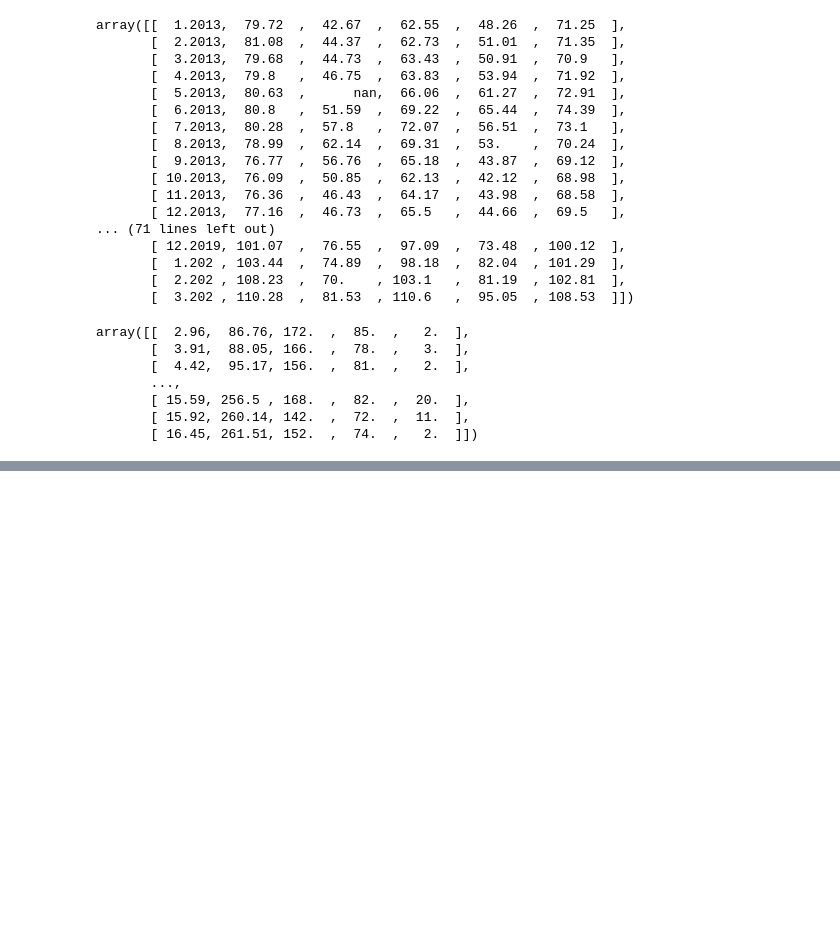
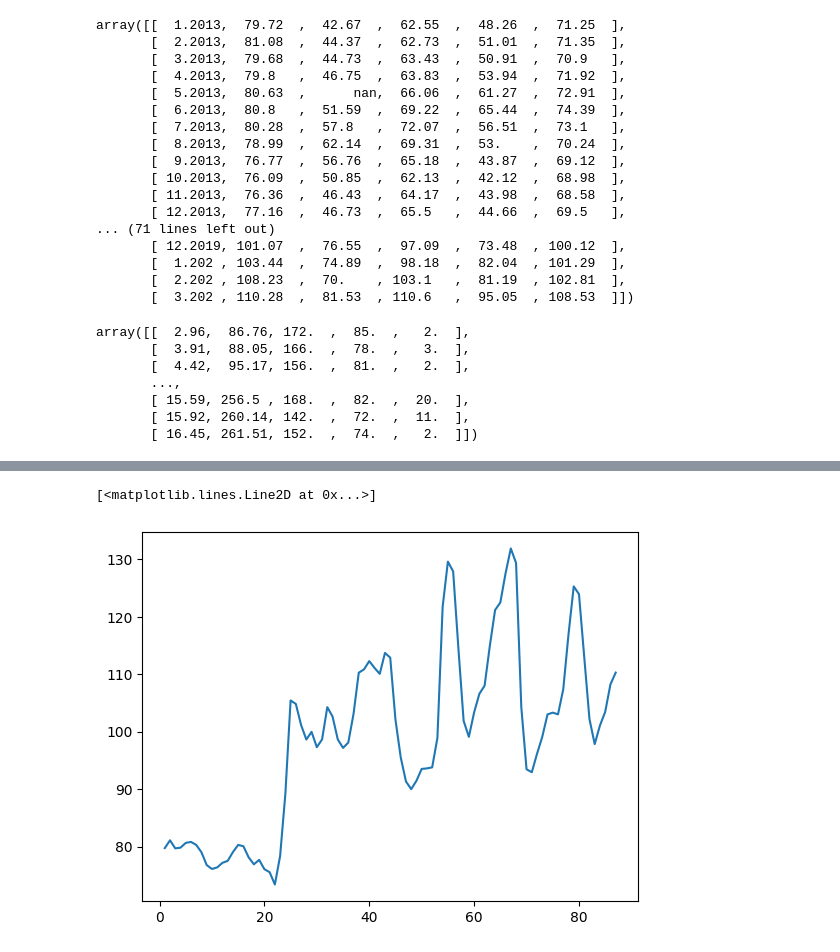
Before and after one commit to Pegoral123/-Tebela_manipulation, a Jupyter notebook: untitled1.ipynb, the cells around one changed output, grey strips where cells are left out. Drawn from its saved outputs; the diff is of its cells as text; code cells hidden in the pictures; blank space fills up the shorter version.

```diff
--- a/untitled1.ipynb
+++ b/untitled1.ipynb
@@ -66,0 +67,3 @@ dados.shape
+# %%
+dados_transposto = dado.T
+dados_transposto
@@ -66,0 +90,10 @@ dados.shape
+# %%
+datas = np.arange(1,88,1)
+# %%
+valor = dados_transposto[:,1:6]
+# %%
+import matplotlib.pyplot as plt
+plt.plot(datas,valor[:,0])
+# %% [output]
+[<matplotlib.lines.Line2D at 0x...>]
+[figure, added]
```
Also changed, not shown: parts of 12 cells of this notebook.
